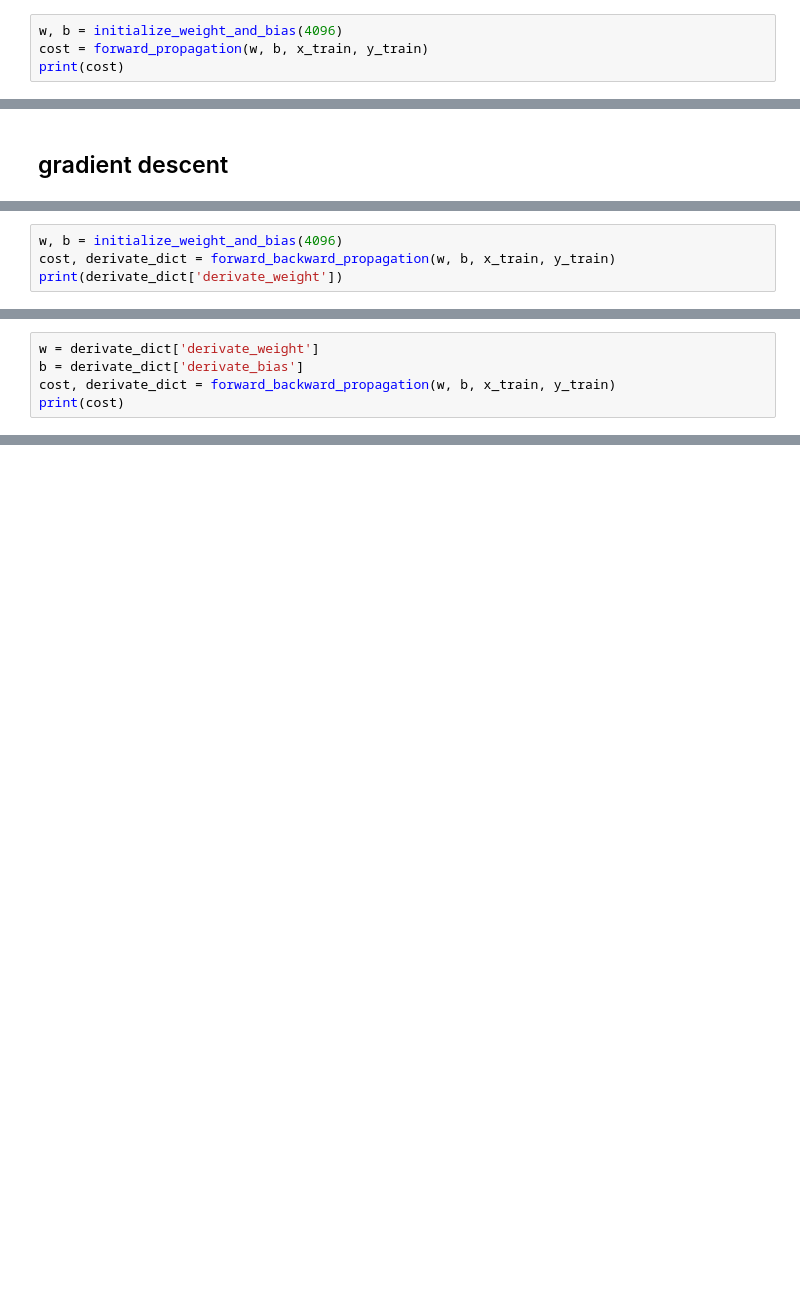
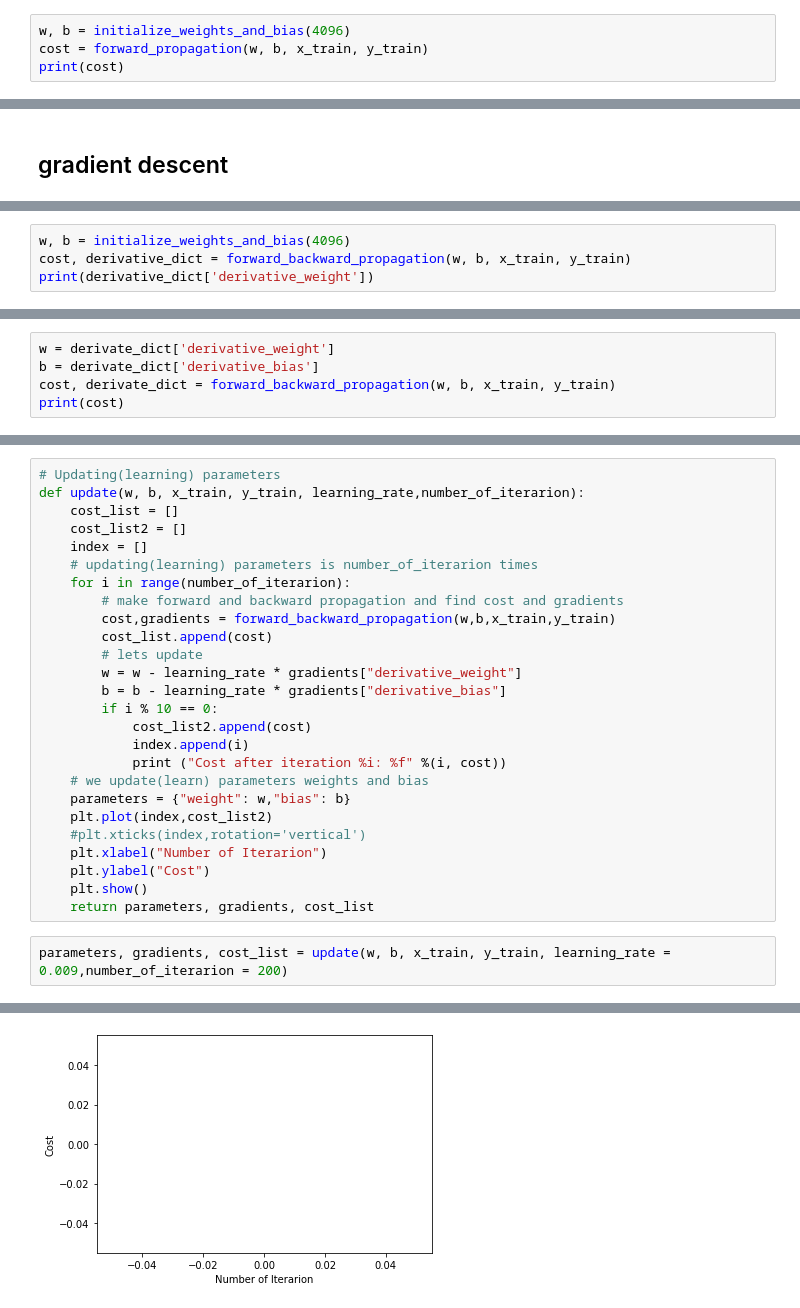
Before and after one commit to Banghyungjin/deep_learning, a Jupyter notebook: deep_learning_tutorial.ipynb, the cells around one changed output, grey strips where cells are left out. Cells and saved outputs as stored; diff of their text form; blank space fills up the shorter version.

```diff
--- a/deep_learning_tutorial.ipynb
+++ b/deep_learning_tutorial.ipynb
@@ -108,7 +108,7 @@ def forward_propagation(w, b, x_train, y_train):
     cost = np.sum(loss) / x_train[1]
     return cost
 # %%
-w, b = initialize_weight_and_bias(4096)
+w, b = initialize_weights_and_bias(4096)
 cost = forward_propagation(w, b, x_train, y_train)
 print(cost)
 # %% [output]
@@ -130,5 +147,5 @@ def forward_backward_propagation(w, b, x_train, y_train):
 # %%
-w, b = initialize_weight_and_bias(4096)
-cost, derivate_dict = forward_backward_propagation(w, b, x_train, y_train)
-print(derivate_dict['derivate_weight'])
+w, b = initialize_weights_and_bias(4096)
+cost, derivative_dict = forward_backward_propagation(w, b, x_train, y_train)
+print(derivative_dict['derivative_weight'])
 # %% [output]
@@ -142,6 +167,6 @@ print(derivate_dict['derivate_weight'])
 # %%
-w = derivate_dict['derivate_weight']
-b = derivate_dict['derivate_bias']
+w = derivate_dict['derivative_weight']
+b = derivate_dict['derivative_bias']
 cost, derivate_dict = forward_backward_propagation(w, b, x_train, y_train)
 print(cost)
 # %% [output]
@@ -148,0 +182,29 @@ nan
+# %%
+# Updating(learning) parameters
+def update(w, b, x_train, y_train, learning_rate,number_of_iterarion):
+    cost_list = []
+    cost_list2 = []
+    index = []
+    # updating(learning) parameters is number_of_iterarion times
+    for i in range(number_of_iterarion):
+        # make forward and backward propagation and find cost and gradients
+        cost,gradients = forward_backward_propagation(w,b,x_train,y_train)
+        cost_list.append(cost)
+        # lets update
+        w = w - learning_rate * gradients["derivative_weight"]
+        b = b - learning_rate * gradients["derivative_bias"]
+        if i % 10 == 0:
+            cost_list2.append(cost)
+            index.append(i)
+            print ("Cost after iteration %i: %f" %(i, cost))
+    # we update(learn) parameters weights and bias
+    parameters = {"weight": w,"bias": b}
+    plt.plot(index,cost_list2)
+    #plt.xticks(index,rotation='vertical')
+    plt.xlabel("Number of Iterarion")
+    plt.ylabel("Cost")
+    plt.show()
+    return parameters, gradients, cost_list
+# %%
+parameters, gradients, cost_list = update(w, b, x_train, y_train, learning_rate = 0.009,number_of_iterarion = 200)
+# %% [output]
@@ -148,0 +228 @@ nan
+[figure, added]
```
Also changed, not shown: parts of 23 cells of this notebook, 1 other file.
